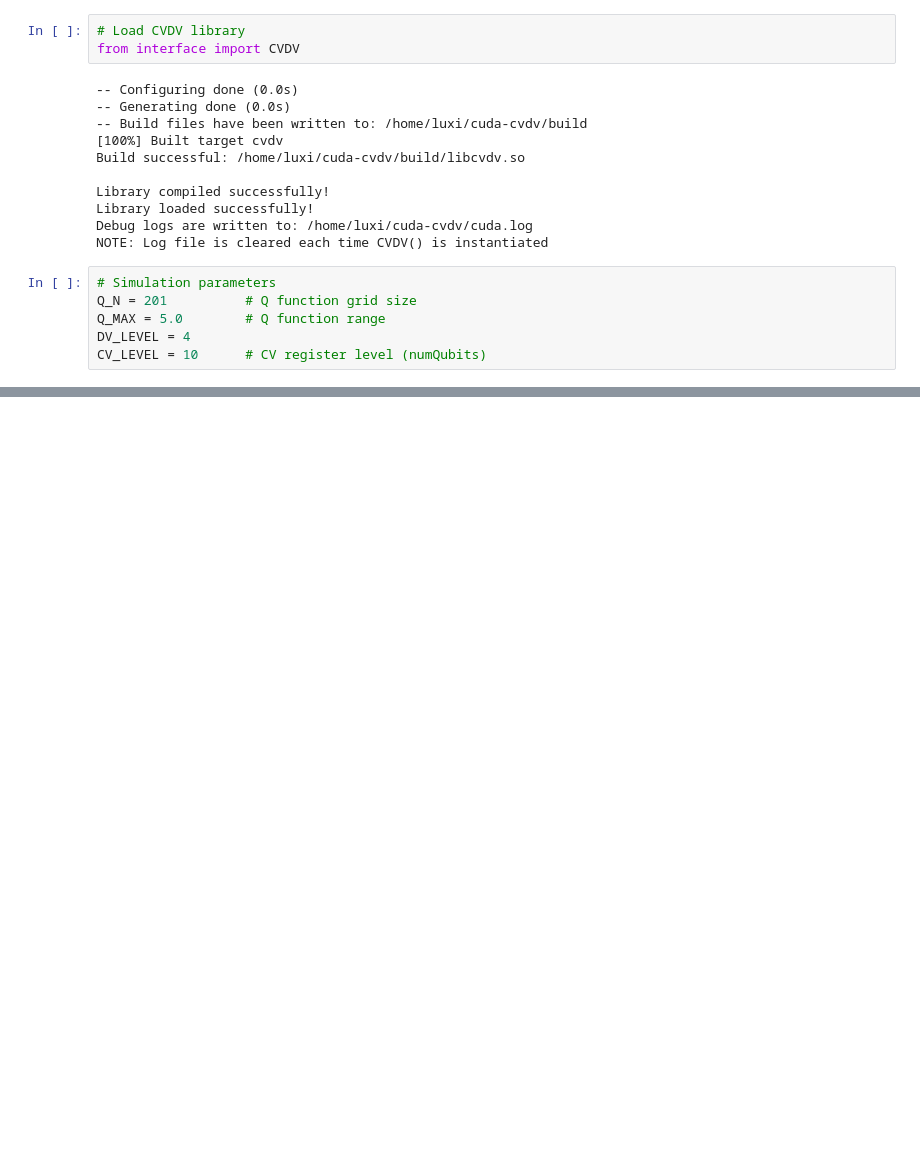
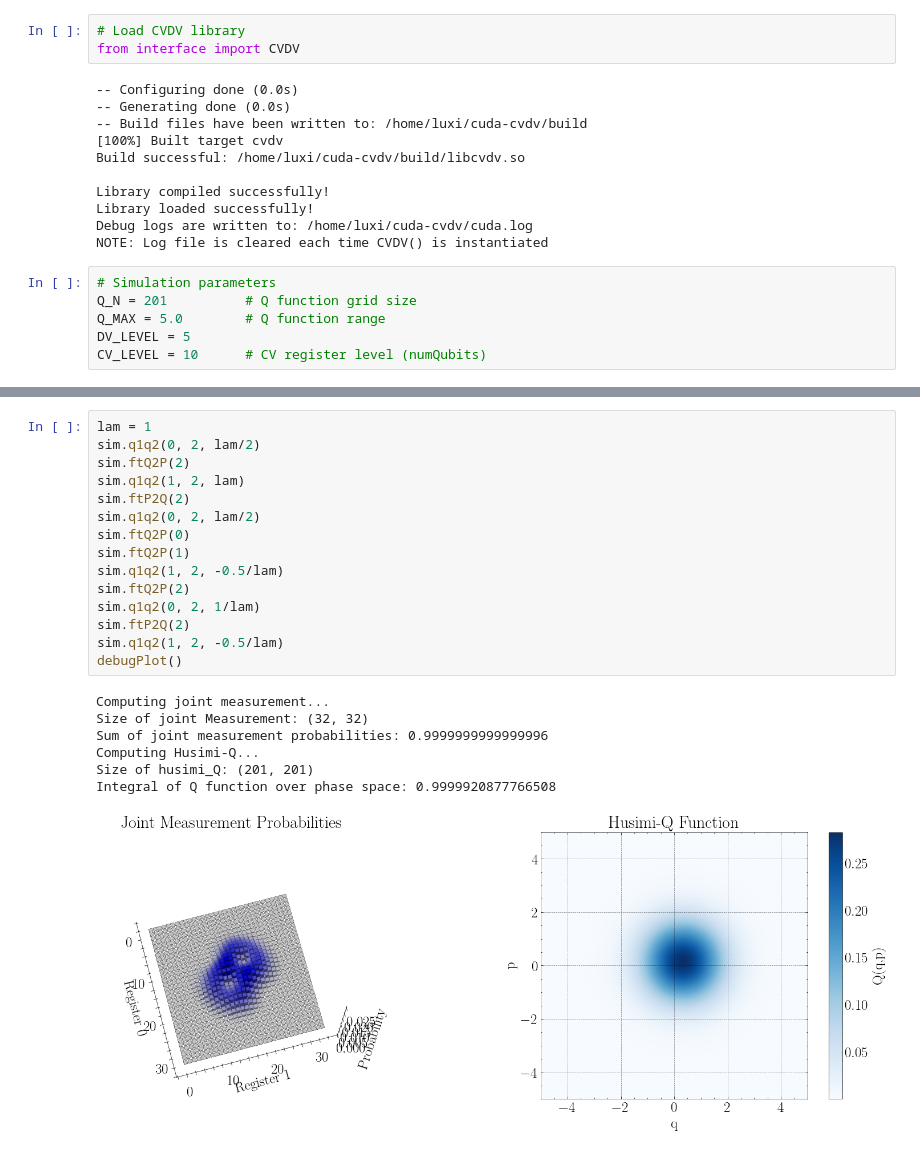
Before and after one commit to helloluxi/cuda-cvdv, a Jupyter notebook: test_qcst.ipynb, the cells around one changed output, grey strips where cells are left out. Cells and saved outputs as stored; diff of their text form; blank space fills up the shorter version.

```diff
--- a/test_qcst.ipynb
+++ b/test_qcst.ipynb
@@ -26,7 +26,7 @@ NOTE: Log file is cleared each time CVDV() is instantiated
 # Simulation parameters
 Q_N = 201          # Q function grid size
 Q_MAX = 5.0        # Q function range
-DV_LEVEL = 4
+DV_LEVEL = 5
 CV_LEVEL = 10      # CV register level (numQubits)
 # %%
 # Initialize three register system: [5, 5, CV_LEVEL]
@@ -123,0 +154,23 @@ Integral of Q function over phase space: 0.999501781113386
+# %%
+lam = 1
+sim.q1q2(0, 2, lam/2)
+sim.ftQ2P(2)
+sim.q1q2(1, 2, lam)
+sim.ftP2Q(2)
+sim.q1q2(0, 2, lam/2)
+sim.ftQ2P(0)
+sim.ftQ2P(1)
+sim.q1q2(1, 2, -0.5/lam)
+sim.ftQ2P(2)
+sim.q1q2(0, 2, 1/lam)
+sim.ftP2Q(2)
+sim.q1q2(1, 2, -0.5/lam)
+debugPlot()
+# %% [output]
+Computing joint measurement...
+Size of joint Measurement: (32, 32)
+Sum of joint measurement probabilities: 0.9999999999999996
+Computing Husimi-Q...
+Size of husimi_Q: (201, 201)
+Integral of Q function over phase space: 0.9999920877766508
+[figure, added]
```
Also changed, not shown: parts of 2 cells of this notebook, 2 other files.
